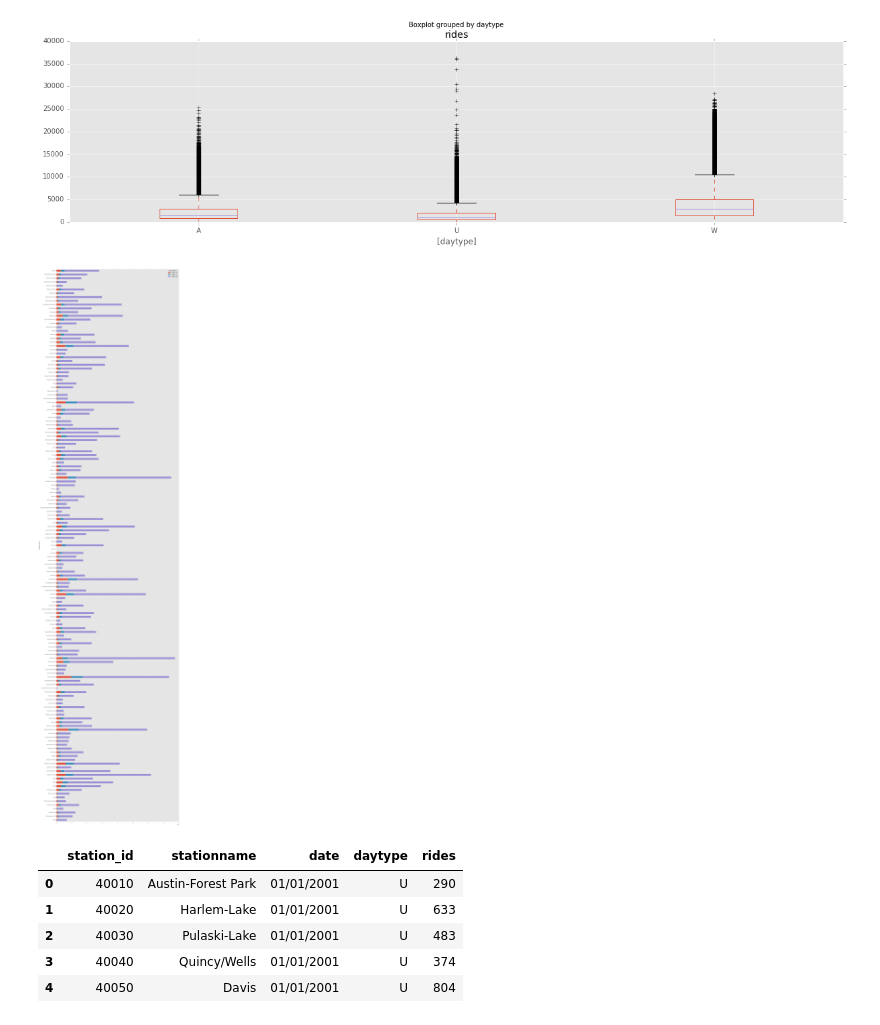
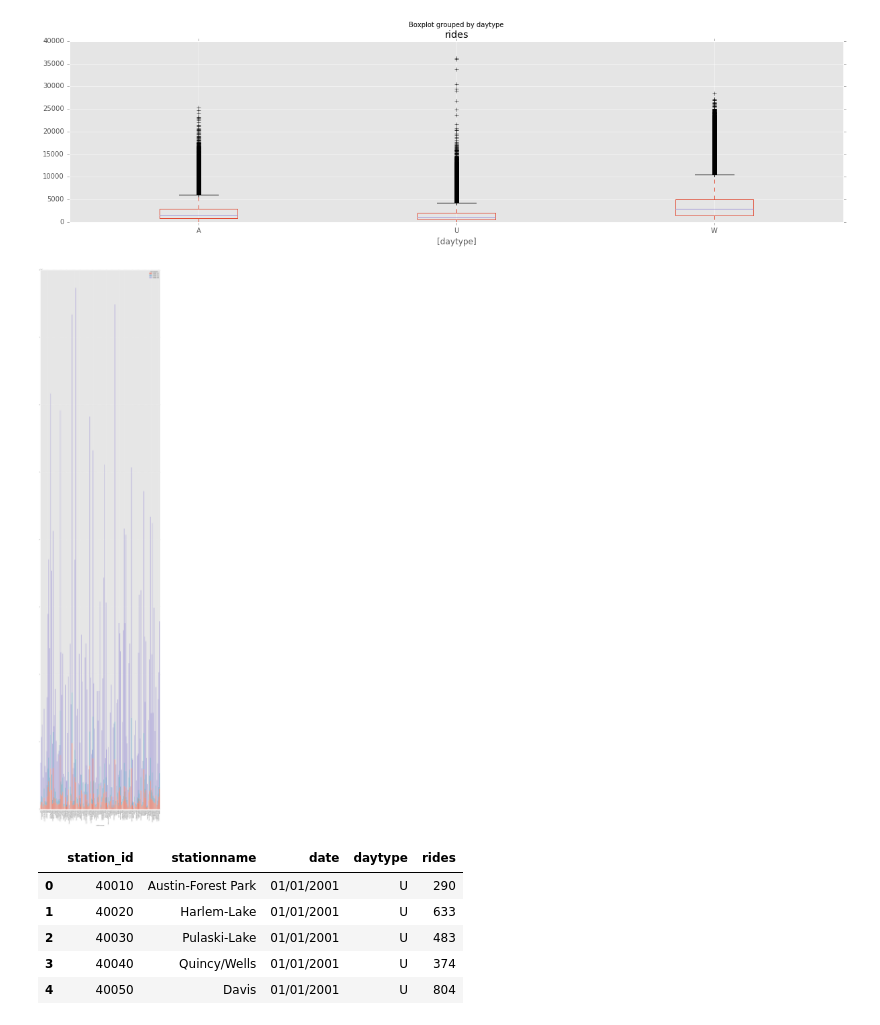
Before and after one commit to schen91020/chicago_new_location, a Jupyter notebook: DataAnalysis/Chicago_New_Location.ipynb, the cells around one changed output. Drawn from its saved outputs; the diff is of its cells as text; code cells hidden in the pictures.

```diff
--- a/DataAnalysis/Chicago_New_Location.ipynb
+++ b/DataAnalysis/Chicago_New_Location.ipynb
@@ -142,11 +152,11 @@ fig.savefig('/Users/SamuelChen/chicago_new_location/DataAnalysis/Images/box_dayt
 df1=pf[['stationname','daytype', 'rides']].groupby(['stationname', 'daytype']).sum()
 df2=df1.unstack()
 # %%
-ax=df2.plot.barh(stacked=True, figsize = (20, 90))
+ax=df2.plot.bar(stacked=True, figsize = (20, 90))
 fig = ax.get_figure()
 fig.savefig('/Users/SamuelChen/chicago_new_location/DataAnalysis/Images/stacked_daytype_rides.png')
 # %% [output]
-[figure, old version]
+[figure, new version]
 # %%
 pf.head()
 # %% [output]
```
Also changed, not shown: parts of 3 cells of this notebook, 22 other files.
